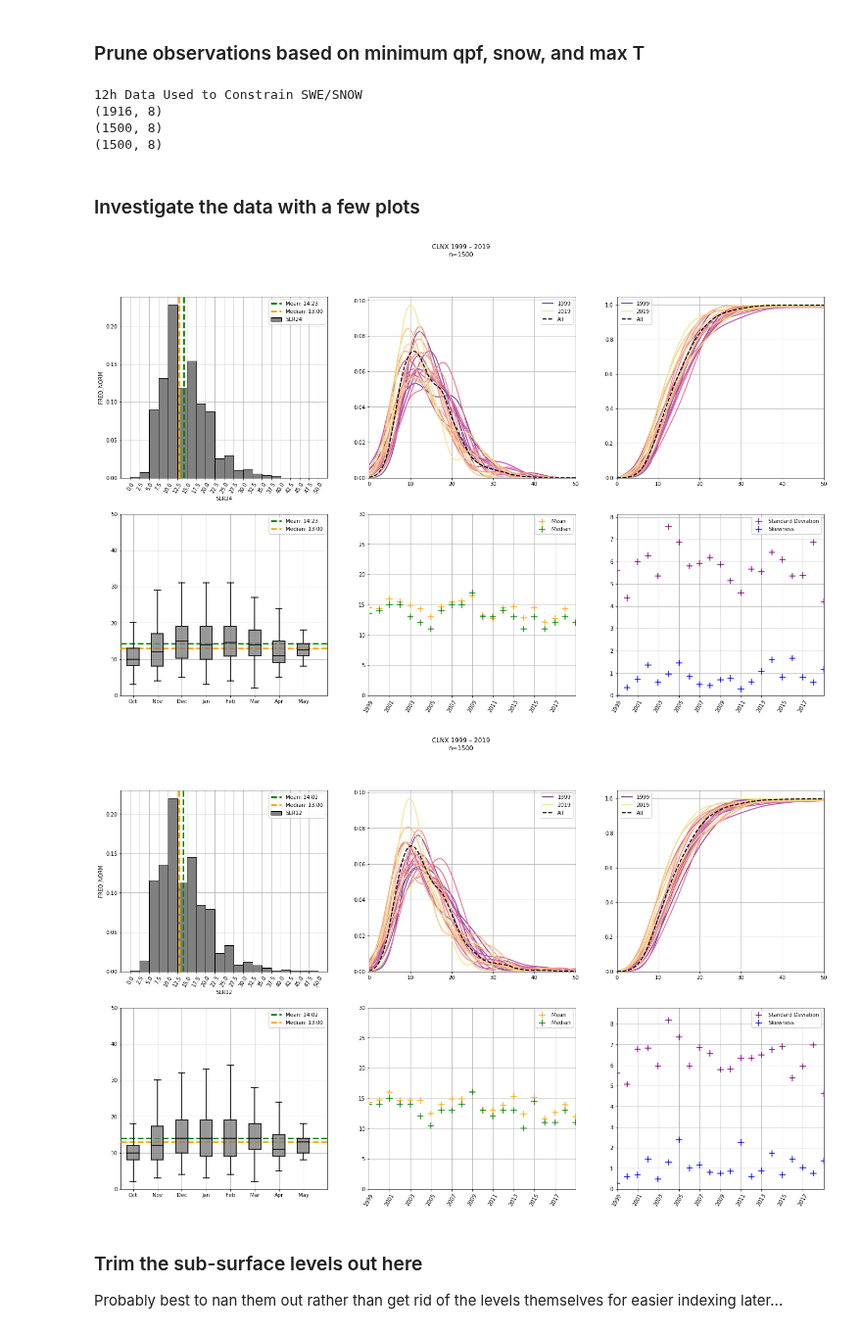
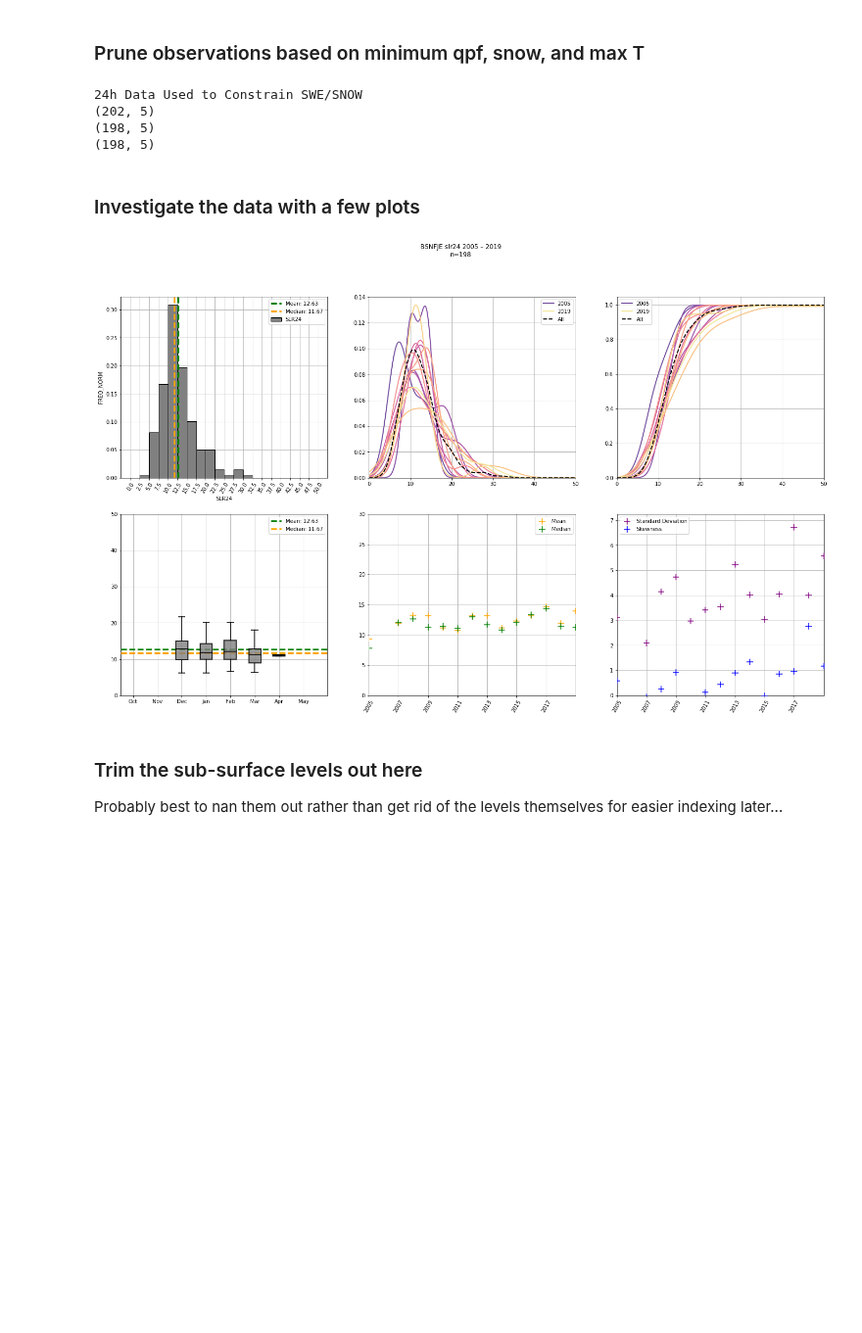
Before and after one commit to m-wessler/snow-liquid-ratio, a Jupyter notebook: core/pair_era5profiles.ipynb, the cells around one changed output. Shown at 98% size. Cells and saved outputs as stored; diff of their text form; code cells hidden in the pictures; blank space fills up the shorter version.

Commit message:
updated data aggregation, profile pairing, and automation scripts

```diff
--- a/core/pair_era5profiles.ipynb
+++ b/core/pair_era5profiles.ipynb
@@ -32,6 +32,6 @@ site_list
 # %%
 # for site in site_list:
-site = 'CLNX'
+site = 'BSNFJE'
 # %% [markdown]
 ### Obtain the metadata
 # %%
@@ -163,10 +163,10 @@ else:
 obs = obs.iloc[np.where(np.array([len(pp) for pp in obs['precip_periods']]) > 0)[0]]
 print(obs.shape)
 # %% [output]
-12h Data Used to Constrain SWE/SNOW
-(1916, 8)
-(1500, 8)
-(1500, 8)
+24h Data Used to Constrain SWE/SNOW
+(202, 5)
+(198, 5)
+(198, 5)
 # %% [markdown]
 ### Investigate the data with a few plots
 # %%
@@ -246,36 +246,35 @@ for k in [k for k in obs if 'slr' in k]:
     [[box.set(linewidth=2, color='k', alpha=0.8) for box in bp[k]]
          for k in ['boxes', 'whiskers', 'medians', 'means', 'caps']]
     [patch.set_facecolor('0.5') for patch in bp['boxes']]
 
     ax4.axhline(vmean, c='green', label='Mean: %.2f'%vmean, **vlineargs)
     ax4.axhline(vmed, c='orange', label='Median: %.2f'%vmed, **vlineargs)
 
     ax4.set_xlim(right=9)
     ax4.set_ylim([0, 50])
     ax4.set_xticklabels(['Oct', 'Nov', 'Dec', 'Jan', 'Feb', 'Mar', 'Apr', 'May'])
 
     ax5.set_ylim(top=30)
     for ax in [ax5, ax6]:
         ax.set_xlim([years[0], years[-1]])
         ax.set_xticks(np.arange(years[0], years[-1], 1)[::2])
         ax.set_xticklabels(np.arange(years[0], years[-1], 1)[::2], rotation=60)
 
     for ax in [ax2, ax3]:
         ax.set_xlim(right=50)
         ax.set_xlim(left=0)
 
     for ax in axs:
         ax.set_ylim(bottom=0)
         ax.legend()
         ax.grid()
 
-    plt.suptitle('%s %d – %d\nn=%d'%(site, years[0], years[-1], obs.index.size))
+    plt.suptitle('%s %s %d – %d\nn=%d'%(site, k, years[0], years[-1], obs[k].dropna().index.size))
     # plt.tight_layout()
     plt.show()
     plt.close()
 # %% [output]
-[figure, old version]
+[figure, new version]
-[figure, removed]
 # %% [markdown]
 ### Trim the sub-surface levels out here
 Probably best to nan them out rather than get rid of the levels themselves for easier indexing later...
```
Also changed, not shown: parts of 9 cells of this notebook, 6 other files.
